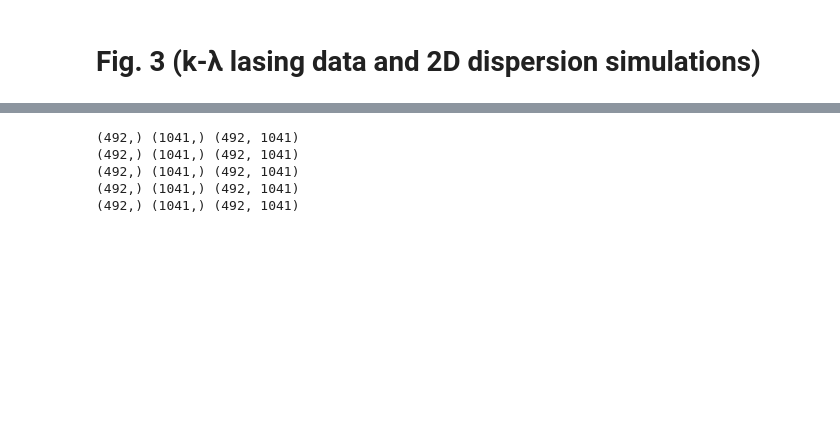
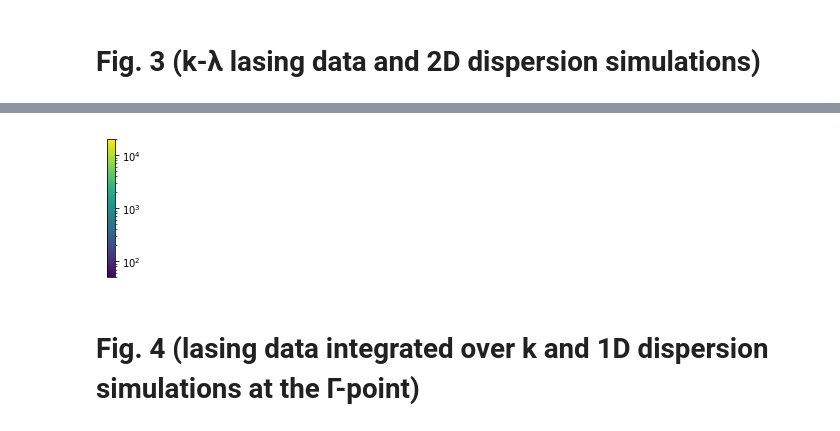
Before and after one commit to texnokrates/qpms-ipynotebooks, a Jupyter notebook: SaraRect/paperfigs.ipynb, the cells around one changed output, grey strips where cells are left out. Cells and saved outputs as stored; diff of their text form; code cells hidden in the pictures; blank space fills up the shorter version.

```diff
--- a/SaraRect/paperfigs.ipynb
+++ b/SaraRect/paperfigs.ipynb
@@ -22,2 +320,13 @@ def make_meshnodes(datapoints):
+# %%
+f = plt.figure(16, (.6,2))
+
+cbax = f.add_axes((.1,.02,.2,.96))
+cb = plt.colorbar(im, cax = cbax)
+#cb = plt.colorbar(ax1, cax = cbaxes)
+f.savefig("figs/Fig2_Marek_colorbar.pdf")
+# %% [output]
+[figure, added]
+# %% [markdown]
+# Fig. 4 (lasing data integrated over k and 1D dispersion simulations at the Γ-point)
 # %%
 nrow = 5 # number of plot rows
@@ -47,48 +366,0 @@ dimension_labels = ['$380\\,\\mathrm{nm}\\times 370\\mathrm{nm}$',
-# %%
-# load and process the simulation data
-dispsim2d_plotdata = list()
-for dispsimfile in dispsim2d_files:
-    dispdata = np.load(dispsimfile)
-    # the data are calculated only for non-negative k_y; the other side is obtained by mirror symmetry
-    ks_orig = dispdata['ks']
-    nfreq, nk_orig = dispdata['leastSVs'].shape
-    leastSVs_half = dispdata['leastSVs']
-    ks = np.empty((nk_orig*2-1))
-    ks[:nk_orig] = - ks_orig[0,::-1] # negative k's
-    ks[nk_orig-1:] = ks_orig[0,:] # positive k's
-    freqs = dispdata['freqs'][:,0]
-
-    #prune freqs, otherwise white line artifacts might appear in pcolormesh rasterized output
-    freqmask = np.ones(freqs.shape, dtype=bool)
-    lastone = 0
-    for freqi in range(1,nfreq):
-        if freqs[freqi] < freqs[lastone] + freq_prune_interval_eV*eV/ℏ:
-            freqmask[freqi] = False
-        else:
-            lastone = freqi
-    freqs = freqs[freqmask]
-    leastSVs_half = leastSVs_half[freqmask]
-    nfreq = len(freqs)
-
-
-    #ks = ks[ň,:]
-    leastSVs = np.empty((nfreq, nk_orig*2-1))
-    leastSVs[:,:nk_orig] = leastSVs_half[:,::-1] # negative k's
-    leastSVs[:,nk_orig-1:] = leastSVs_half[:,:] # positive k's
-
-    lambdas_nm = eV2nm(freqs/(eV/ℏ))#[ň,:]
-    # sort by wavelength, not energy
-    #lambdas_nm = lambdas_nm[::-1]
-    #leastSVs = leastSVs[::-1]
-    #print(lambdas_nm.shape,dispdata['leastSVs'].shape)
-    #print(lambdas_nm[0],lambdas_nm[-1])
-    print(lambdas_nm.shape, ks.shape, leastSVs.shape)
-    dispsim2d_plotdata.append((freqs, lambdas_nm, ks, leastSVs))
-
-# TODO load and process the measurement data
-# %% [output]
-(492,) (1041,) (492, 1041)
-(492,) (1041,) (492, 1041)
-(492,) (1041,) (492, 1041)
-(492,) (1041,) (492, 1041)
-(492,) (1041,) (492, 1041)
```
Also changed, not shown: parts of 16 cells of this notebook, 3 other files.
